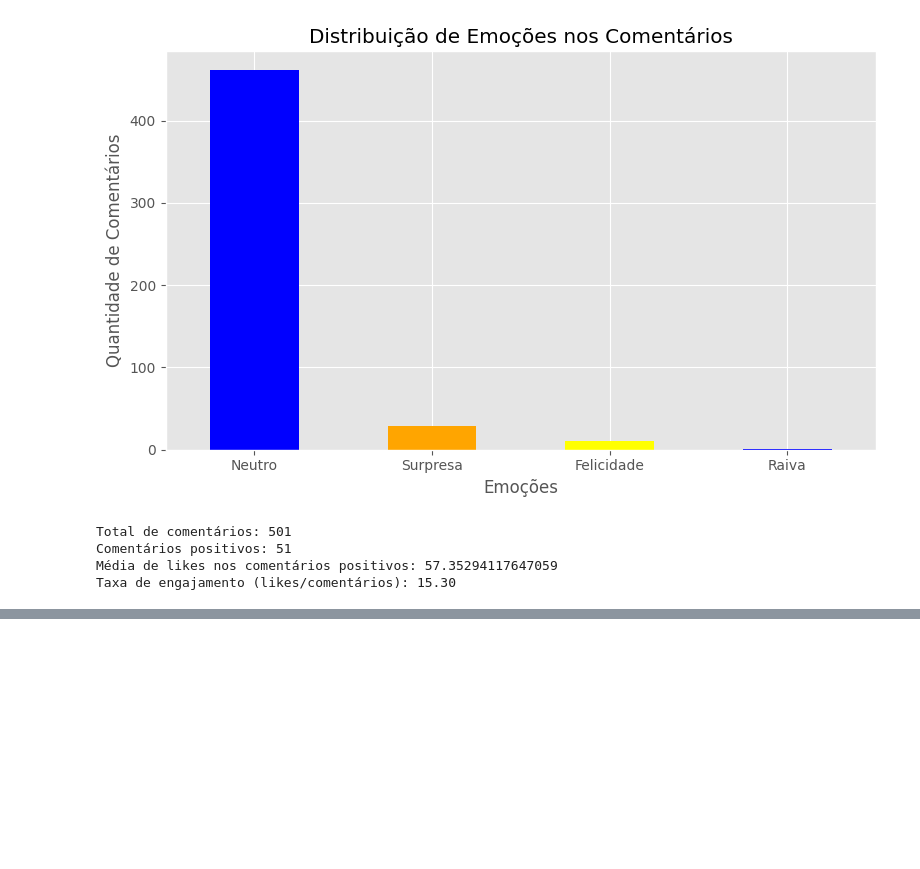
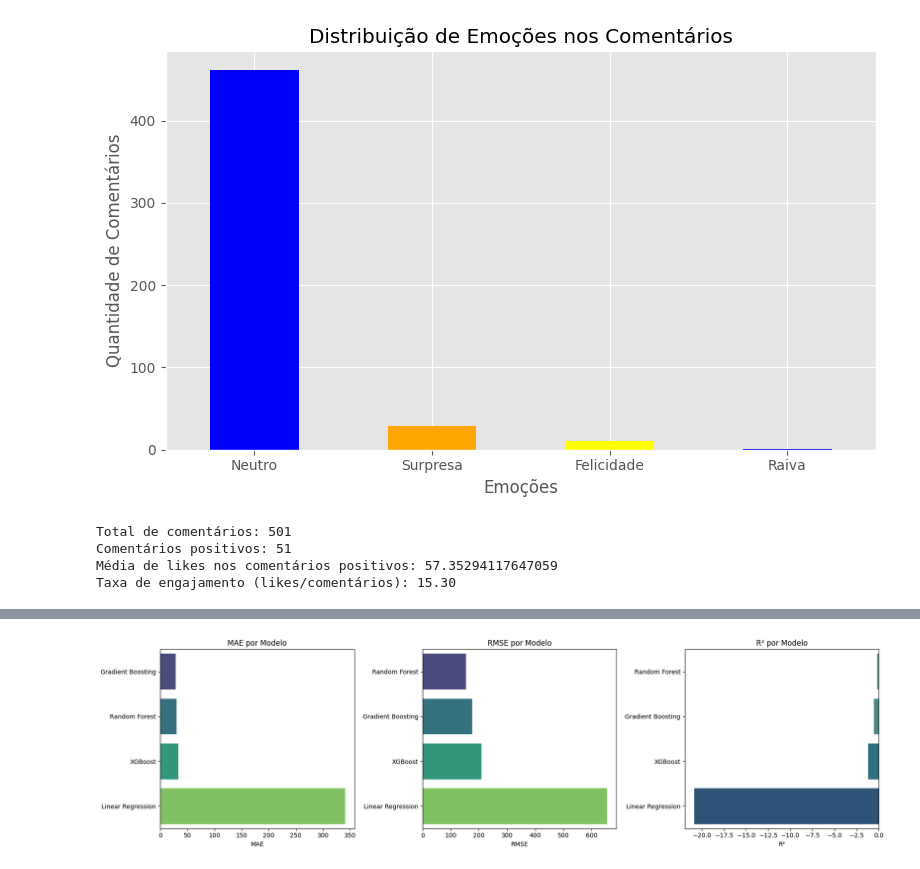
Before and after one commit to patrickegon/youtube_game_marketing_nlp, a Jupyter notebook: script/WOW_NLP.ipynb, the cells around one changed output, grey strips where cells are left out. Drawn from its saved outputs; the diff is of its cells as text; code cells hidden in the pictures; blank space fills up the shorter version.

```diff
--- a/script/WOW_NLP.ipynb
+++ b/script/WOW_NLP.ipynb
@@ -1556,0 +1608,76 @@ NameError: name 'caminho' is not defined
+# %%
+from sklearn.pipeline import Pipeline
+from sklearn.ensemble import RandomForestRegressor, GradientBoostingRegressor
+from xgboost import XGBRegressor
+from sklearn.linear_model import LinearRegression
+from sklearn.feature_extraction.text import TfidfVectorizer
+from sklearn.preprocessing import StandardScaler
+from sklearn.compose import ColumnTransformer
+import seaborn as sns
+import matplotlib.pyplot as plt
+
+
+# --- Definir pré-processamento (reutilizável) ---
+features_textuais = 'comentario_limpo'
+features_booleanas = ['mencoes_blizzard', 'mencoes_jogo', 'contem_risada']
+
+preprocessador = ColumnTransformer([
+    ('texto', TfidfVectorizer(max_features=300), 'comentario_limpo'),
+    ('booleanos', StandardScaler(), features_booleanas)
+])
+
+# --- Definir os modelos com pipeline completo ---
+modelos = {
+    'Random Forest': Pipeline([
+        ('preprocessamento', preprocessador),
+        ('regressor', RandomForestRegressor(n_estimators=100, random_state=42))
+    ]),
+    'Gradient Boosting': Pipeline([
+        ('preprocessamento', preprocessador),
+        ('regressor', GradientBoostingRegressor(n_estimators=100, random_state=42))
+    ]),
+    'XGBoost': Pipeline([
+        ('preprocessamento', preprocessador),
+        ('regressor', XGBRegressor(n_estimators=100, random_state=42))
+    ]),
+    'Linear Regression': Pipeline([
+        ('preprocessamento', preprocessador),
+        ('regressor', LinearRegression())
+    ])
+}
+
+tabela_resultados = comparar_modelos_regressao(modelos, df[[features_textuais] + features_booleanas], df['likes'])
+print(tabela_resultados)
+
+def plotar_metricas_comparacao(tabela_resultados):
+    """
+    Plota gráficos de barras para comparar os modelos com base nas métricas.
+
+    Parâmetros:
+        tabela_resultados (pd.DataFrame): Resultado da comparação dos modelos.
+    """
+    metrics = ['MAE', 'RMSE', 'R²']
+    fig, axes = plt.subplots(1, 3, figsize=(18, 5))
+
+    for idx, metric in enumerate(metrics):
+        sns.barplot(
+            x=metric,
+            y='Modelo',
+            data=tabela_resultados.sort_values(by=metric, ascending=(metric != 'R²')),
+            ax=axes[idx],
+            palette='viridis' if metric != 'R²' else 'crest'
+        )
+        axes[idx].set_title(f'{metric} por Modelo')
+        axes[idx].set_xlabel(metric)
+        axes[idx].set_ylabel('')
+
+    plt.tight_layout()
+    plt.show()
+
+
+plotar_metricas_comparacao(tabela_resultados)
+
+#  Passos para Classificação de Humor
+
+# Usaremos TfidfVectorizer + RandomForestClassifier como primeira abordagem.
+# %% [output]
@@ -1556,0 +1700 @@ NameError: name 'caminho' is not defined
+[figure, added]
```
Also changed, not shown: parts of 11 cells of this notebook.
